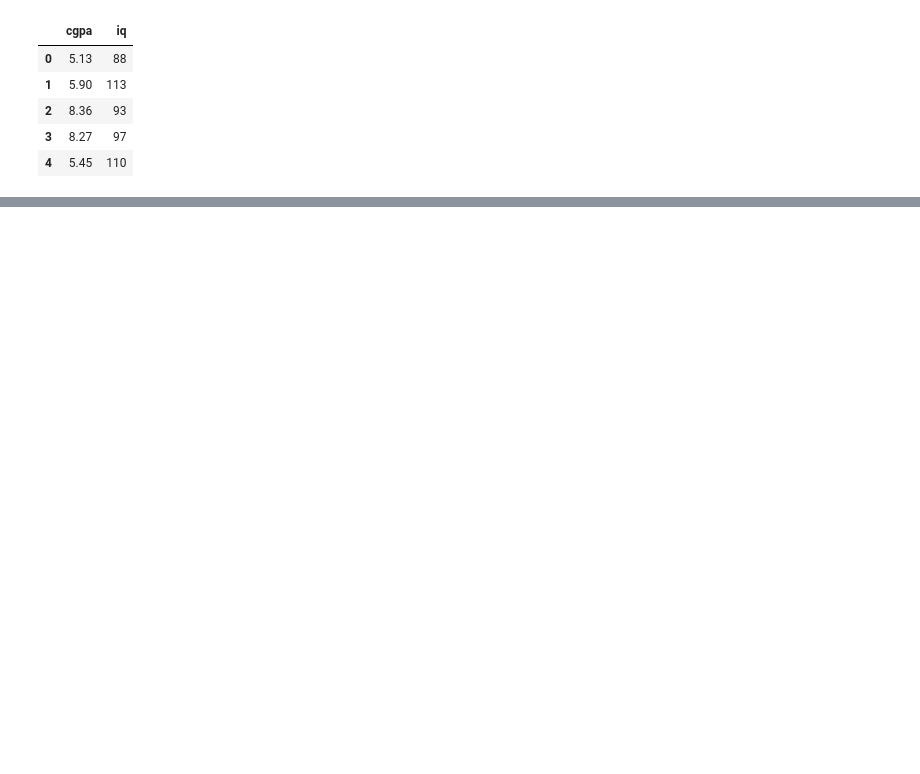
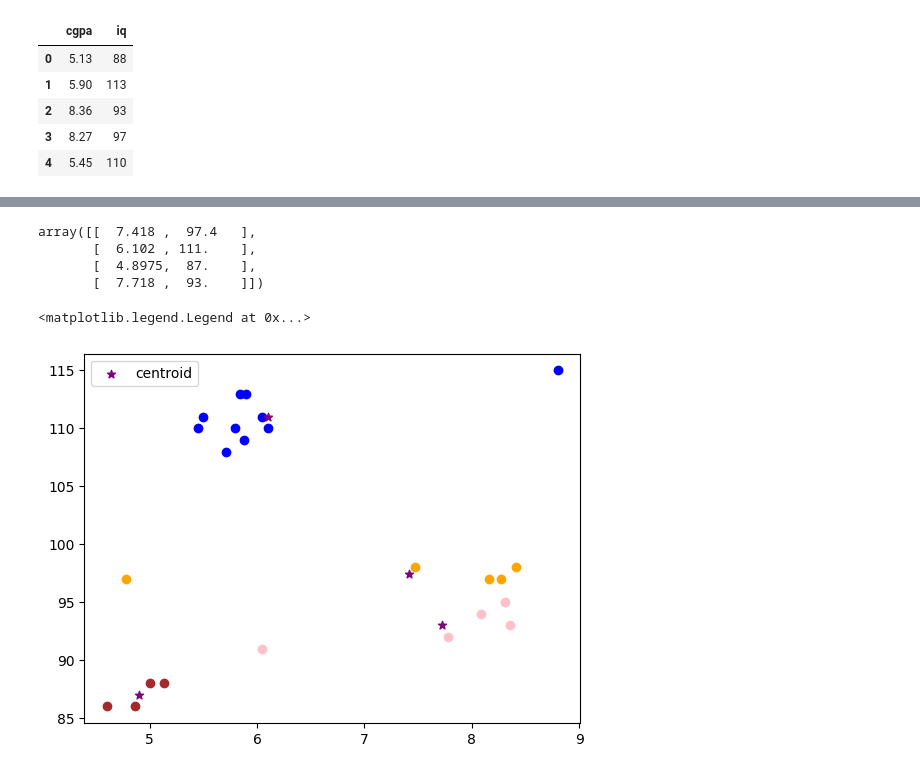
Before and after one commit to ISHASAEED/isha, a Jupyter notebook: Copy_of_Welcome_To_Colaboratory.ipynb, the cells around one changed output, grey strips where cells are left out. Saved outputs shown, nothing was run; the diff lists cells and outputs as text; code cells hidden in the pictures; blank space fills up the shorter version.

```diff
--- a/Copy_of_Welcome_To_Colaboratory.ipynb
+++ b/Copy_of_Welcome_To_Colaboratory.ipynb
@@ -236,0 +183,3 @@ df.head()
+# %%
+df['cluster'] = y_predicted
+df.head()
@@ -236,0 +193,21 @@ df.head()
+# %%
+km.cluster_centers_
+# %% [output]
+array([[  7.418 ,  97.4   ],
+       [  6.102 , 111.    ],
+       [  4.8975,  87.    ],
+       [  7.718 ,  93.    ]])
+# %%
+df1=df[df.cluster==0]
+df2=df[df.cluster==1]
+df3=df[df.cluster==2]
+df4=df[df.cluster==3]
+plt.scatter(df1.cgpa,df1['iq'],color='orange')
+plt.scatter(df2.cgpa,df2['iq'],color='blue')
+plt.scatter(df3.cgpa,df3['iq'],color='brown')
+plt.scatter(df4.cgpa,df4['iq'],color='pink')
+plt.scatter(km.cluster_centers_[:,0],km.cluster_centers_[:,1],color='purple',marker='*',label='centroid')
+plt.legend()
+# %% [output]
+<matplotlib.legend.Legend at 0x...>
+[figure, added]
```
Also changed, not shown: parts of 12 cells of this notebook.
